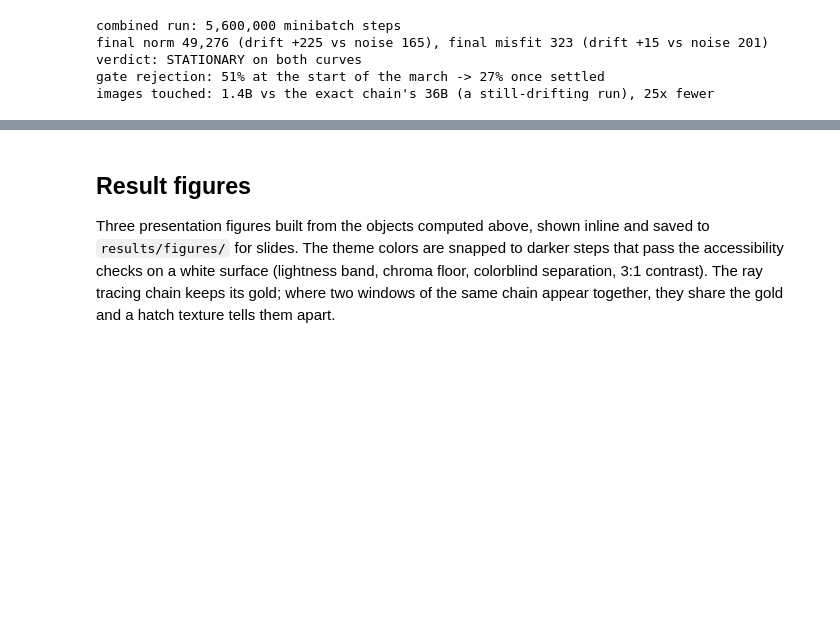
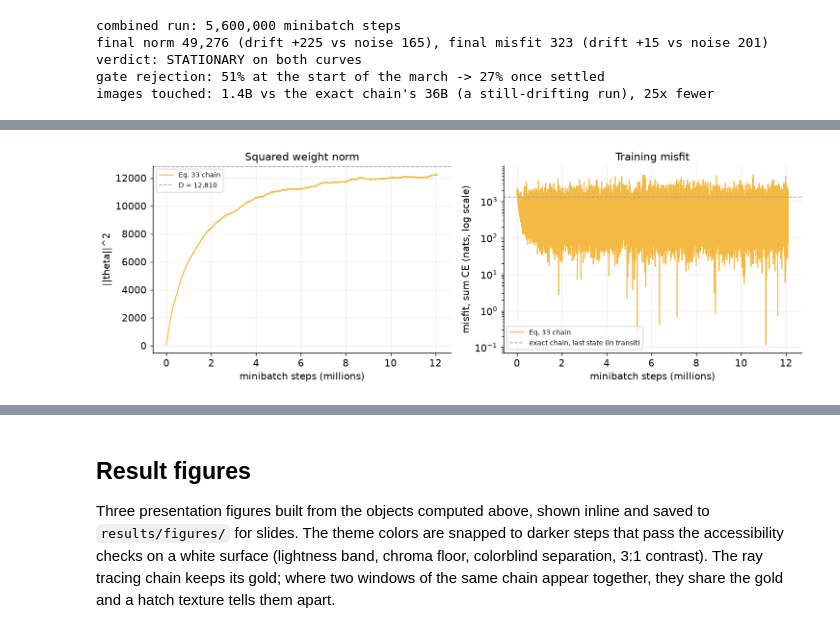
Before and after one commit to YasirAlsugair/ray-tracing-sampler-experiments, a Jupyter notebook: exp6_mnist_posterior.ipynb, the cells around one changed output, grey strips where cells are left out. Saved outputs shown, nothing was run; the diff lists cells and outputs as text; code cells hidden in the pictures; blank space fills up the shorter version.

Commit message:
Add the CNN convergence program, its remaining legs, and the uncertainty-quality measurement

```diff
--- a/exp6_mnist_posterior.ipynb
+++ b/exp6_mnist_posterior.ipynb
@@ -1163,0 +1203,78 @@ images touched: 1.4B vs the exact chain's 36B (a still-drifting run), 25x fewer
+# %%
+cnn_convergence_base = TABLE_DIR / "exp6_mb33_cnn_dt0.0001_rr5.npz"
+cnn_parts = sorted(TABLE_DIR.glob("exp6_mb33_cnn_dt0.0001_rr5_part*.npz"),
+                   key=lambda path: int(path.stem.rsplit("part", 1)[1]))
+if cnn_parts:
+    step_offset = 0
+    steps, misfits, norms, rejections = [], [], [], []
+    for path in [cnn_convergence_base] + cnn_parts:
+        archive = np.load(path)
+        steps.append(np.asarray(archive["steps"]) + step_offset)
+        step_offset = steps[-1][-1]
+        misfits.append(np.asarray(archive["misfit"]))
+        norms.append(np.asarray(archive["norm"]))
+        rejections.append(1.0 - np.mean(np.asarray(archive["window_accepted"])))
+    steps = np.concatenate(steps)
+    misfit = np.concatenate(misfits)
+    norm = np.concatenate(norms)
+    cnn_shell = sum(parameter.numel()
+                    for parameter in ARCHITECTURES["cnn"]().parameters())
+
+    # the exact CNN chain's endpoint for reference (still climbing at 600)
+    exact_cnn_reference = None
+    if "cnn" in chains:
+        reference_model = ARCHITECTURES["cnn"]().to(DEVICE)
+        _, reference_unflatten = make_log_posterior(reference_model)
+        theta = torch.tensor(np.asarray(chains["cnn"]["samples"][-1]),
+                             device=DEVICE)
+        parameters = reference_unflatten(theta)
+        with torch.no_grad():
+            exact_cnn_reference = sum(
+                F.cross_entropy(
+                    torch.func.functional_call(reference_model, parameters,
+                                               (images,)),
+                    labels, reduction="sum").item()
+                for images, labels in zip(IMAGE_CHUNKS, LABEL_CHUNKS))
+
+    figure, axes = plt.subplots(1, 2, figsize=(11.5, 4.0))
+    axes[0].plot(steps / 1e6, norm, color=RT, lw=1.2, label="Eq. 33 chain")
+    axes[0].axhline(cnn_shell, color=GREY, ls="--", lw=1,
+                    label=f"D = {cnn_shell:,}")
+    axes[0].set_xlabel("minibatch steps (millions)")
+    axes[0].set_ylabel("||theta||^2")
+    axes[0].set_title("Squared weight norm")
+    axes[0].legend(fontsize=8)
+    axes[1].semilogy(steps / 1e6, misfit, color=RT, lw=1.2,
+                     label="Eq. 33 chain")
+    if exact_cnn_reference is not None:
+        axes[1].axhline(exact_cnn_reference, color=GREY, ls="--", lw=1,
+                        label="exact chain, last state (in transit)")
+    axes[1].set_xlabel("minibatch steps (millions)")
+    axes[1].set_ylabel("misfit, sum CE (nats, log scale)")
+    axes[1].set_title("Training misfit")
+    axes[1].legend(fontsize=8)
+    plt.tight_layout()
+    plt.show()
+
+    def final_quarter_drift(series):
+        quarter = series[3 * len(series) // 4:]
+        slope = np.polyfit(np.arange(len(quarter)), quarter, 1)[0]
+        return slope * len(quarter), quarter.std()
+
+    norm_drift, norm_noise = final_quarter_drift(norm)
+    misfit_drift, misfit_noise = final_quarter_drift(misfit)
+    stationary = (abs(norm_drift) < 2 * norm_noise
+                  and abs(misfit_drift) < 2 * misfit_noise)
+    print(f"combined run: {steps[-1]:,} minibatch steps")
+    print(f"final norm {norm[-1]:,.0f} of shell {cnn_shell:,} "
+          f"(drift {norm_drift:+,.0f} vs noise {norm_noise:,.0f}), "
+          f"final misfit {misfit[-1]:,.0f} "
+          f"(drift {misfit_drift:+,.0f} vs noise {misfit_noise:,.0f})")
+    print("verdict:", "STATIONARY on both curves" if stationary
+          else "still in transit")
+    print(f"gate rejection: {rejections[0]:.0%} at the start -> "
+          f"{rejections[-1]:.0%} in the final leg")
+else:
+    print("no CNN arm found; run experiments/exp6_minibatch.py cnn33 first")
+# %% [output]
+[figure, added]
```
Also changed, not shown: parts of 5 cells of this notebook, 23 other files.
